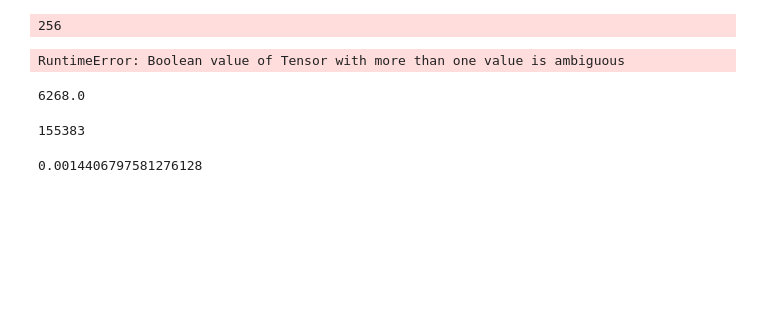
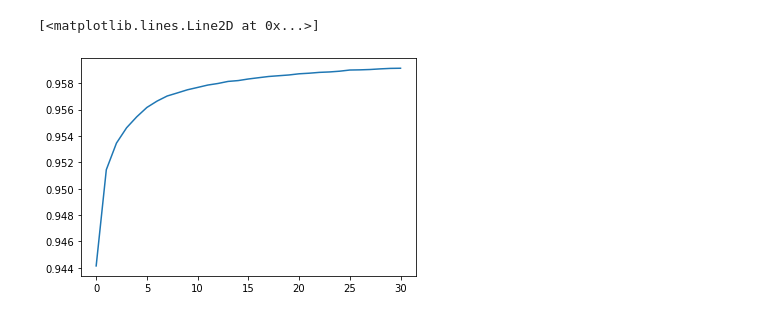
Before and after one commit to bastosgabriel/chess-theme-classifier, a Jupyter notebook: model_training.ipynb, the cells around one changed output. Drawn from its saved outputs; the diff is of its cells as text; code cells hidden in the pictures; blank space fills up the shorter version.

```diff
--- a/model_training.ipynb
+++ b/model_training.ipynb
@@ -119,32 +125,5 @@ plt.plot(validation_line, label="validation")
-# %%
-final_acc = 0
-
-for batch in tqdm(validation_dataloader):
-    X = batch['board'].cuda()
-
-    pred = net(X)
-
-    pred = (pred>0).float()
-    print(type(pred))
-    print(len(pred))
-    break
-    correct = (pred == batch['themes'].cuda()).float().sum()
-
-    final_acc += acc
-#print(max(pred))
-# %% [output]
-256
-RuntimeError: Boolean value of Tensor with more than one value is ambiguous
-# %%
-print(correct.item())
-# %% [output]
-6268.0
-# %%
-print(len(validation_dataloader.dataset))
-# %% [output]
-155383
-# %%
-acc = correct.item()/(len(validation_dataloader.dataset) * 28)
-print(acc)
-# %% [output]
-0.0014406797581276128
+# %%
+plt.plot(accuracy_list, label="accuracy")
+# %% [output]
+[<matplotlib.lines.Line2D at 0x...>]
+[figure, added]
```
Also changed, not shown: parts of 3 cells of this notebook, 7 other files.
